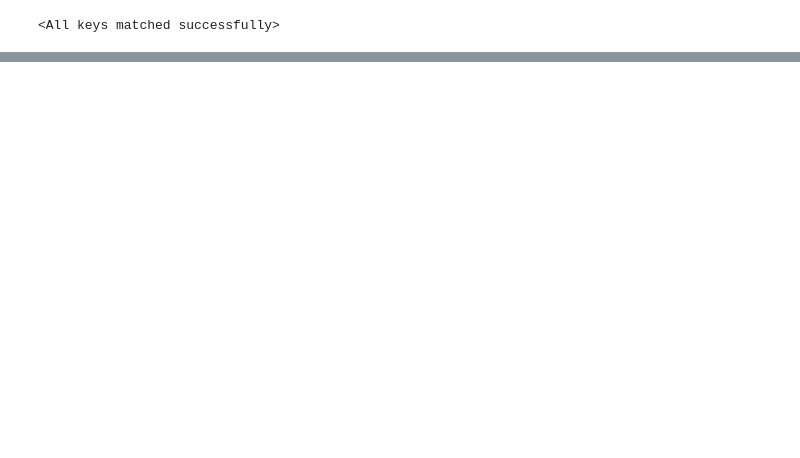
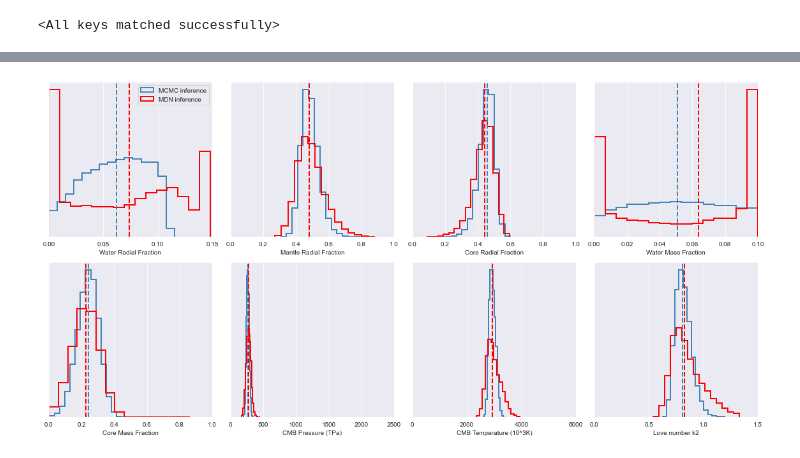
Before and after one commit to ArdenteX/Rockey_Reconstruction, a Jupyter notebook: Rock/rockyExoplanetV3Comparation.ipynb, the cells around one changed output, grey strips where cells are left out. Drawn from its saved outputs; the diff is of its cells as text; code cells hidden in the pictures; blank space fills up the shorter version.

```diff
--- a/Rock/rockyExoplanetV3Comparation.ipynb
+++ b/Rock/rockyExoplanetV3Comparation.ipynb
@@ -205,0 +264,91 @@ plt.show()
+# %%
+# Plot settings for MDN and MCMC results
+x_max = [0.15, 1, 1, 0.1, 1, 2500, 6000, 1.5]
+x_locator = [0.05, 0.2, 0.2, 0.02, 0.2, 500, 2000, 0.5]
+colors = ["steelblue"] * len(output_parameters)
+
+
+# Convert density dictionaries into DataFrames for easier manipulation
+df_density_x = pd.DataFrame(dict([(k, pd.Series(v)) for k, v in density_x.items()]))
+df_density_y = pd.DataFrame(dict([(k, pd.Series(v)) for k, v in density_y.items()]))
+
+
+# Ensure that the original_x DataFrame has the same index as df_density_y after dropping NaNs
+original_x = scaler_y.inverse_transform(df_density_x)
+
+df_k_samples = pd.DataFrame(original_x, columns=output_parameters)
+# %%
+df_k = pd.read_csv("D:\\Resource\\rockyExoplanetV3\\Kepler78b_feo.csv")
+df_k["MRF"] = 1 - df_k["WRF"] - df_k["CRF"]
+# %%
+# Plotting comparison histograms for MCMC and MDN results
+# Assuming output_parameters, x_max, x_locator are defined as before
+# Assuming df_k is the DataFrame containing the MCMC results, loaded as before
+
+x_labels = ['Water Radial Fraction', 'Mantle Radial Fraction', 'Core Radial Fraction',
+            'Water Mass Fraction', 'Core Mass Fraction', 'CMB Pressure (TPa)',
+            'CMB Temperature (10^3K)', 'Love number k2']
+
+fig, axs = plt.subplots(2, 4, figsize=(16, 8))
+axs = axs.flatten()
+
+for i, param in enumerate(output_parameters):
+    ax = axs[i]
+    # plot MCMC results
+    x = df_k[param]
+    ax.hist(x, density=True, bins=15, histtype='step', color='#4682b4', linewidth=2, label='MCMC inference')
+    median = np.median(x)
+    ax.axvline(median, color='#4682b4', linestyle='--', lw=2)
+
+    # plot MDN results
+    params_x = original_x[:,i]
+    counts, bins, _ = ax.hist(params_x, density=True, bins=15, histtype='step', color='red', linewidth=2, label='MDN inference')
+    median = np.median(params_x)
+    ax.axvline(median, color='r', linestyle='--', lw=2)
+
+    # Set x-axis label from the provided list
+    ax.set_xlabel(x_labels[i])
+
+    ax.set_xlim(0, x_max[i])
+    ax.set_yticks([])
+    ax.xaxis.set_major_locator(plt.MultipleLocator(x_locator[i]))
+    ax.xaxis.set_minor_locator(AutoMinorLocator())
+
+    # Add legend to the first subplot
+    if i == 0:
+        ax.legend()
+
+# Adjust the layout
+plt.tight_layout()
+
+# Display the plot
+plt.show()
+
+# Compare the MCMC and MDN results and calculate the errors
+df_k_p = df_k[output_parameters]
+q16 = df_k_p.quantile(0.16)
+q84 = df_k_p.quantile(0.84)
+
+# MDN statistics
+mdn_median = np.median(original_x, axis=0)
+mdn_lower_err = mdn_median - np.percentile(original_x, 16, axis=0)
+mdn_upper_err = np.percentile(original_x, 84, axis=0) - mdn_median
+
+# MCMC statistics
+mcmc_median = df_k_p.median()
+mcmc_lower_err = mcmc_median - q16
+mcmc_upper_err = q84 - mcmc_median
+
+# Store the results in a DataFrame
+results = {
+    "Output Parameter": output_parameters,
+    "MCMC Median": mcmc_median,
+    "MDN Median": mdn_median.tolist(),
+    "MCMC Lower Error": mcmc_lower_err,
+    "MCMC Upper Error": mcmc_upper_err,
+    "MDN Lower Error": mdn_lower_err,
+    "MDN Upper Error": mdn_upper_err
+}
+df_results = pd.DataFrame(results)
+# %% [output]
+[figure, added]
```
Also changed, not shown: parts of 62 cells of this notebook, 7 other files.
